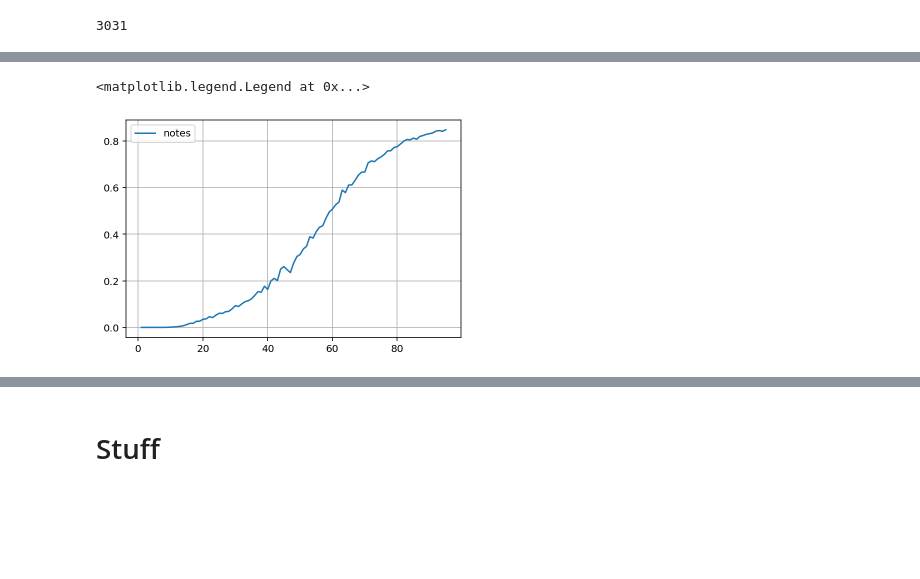
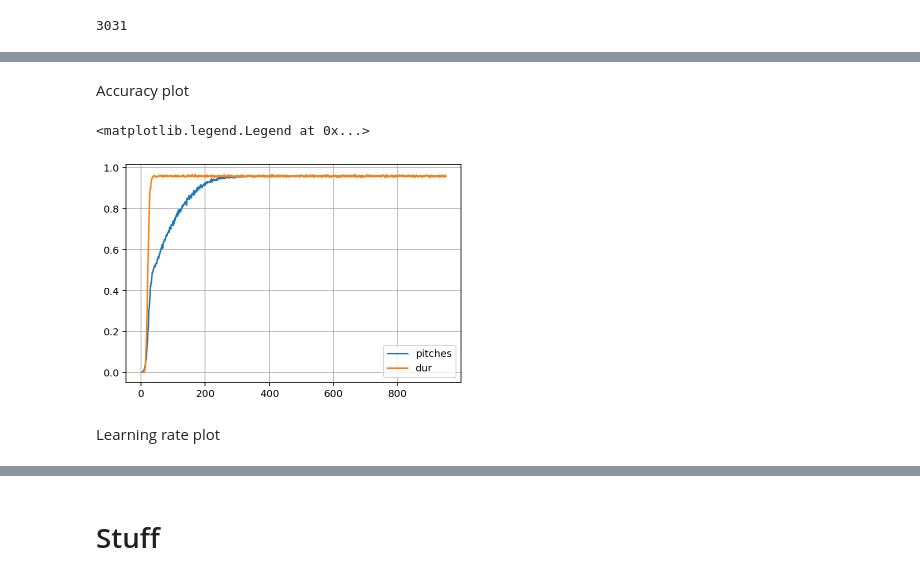
Before and after one commit to EmanueleCosenza/polyphemus, a Jupyter notebook: midi.ipynb, the cells around one changed output, grey strips where cells are left out. Saved outputs shown, nothing was run; the diff lists cells and outputs as text; code cells hidden in the pictures; blank space fills up the shorter version.

```diff
--- a/midi.ipynb
+++ b/midi.ipynb
@@ -1172,14 +1359,18 @@ plt.legend()
+# %% [markdown]
+Accuracy plot
 # %%
 accs = checkpoint['accuracies']
-plt.plot(range(1, len(accs['notes'])+1), accs['notes'], label='notes')
+#plt.plot(range(1, len(accs['notes'])+1), accs['notes'], label='notes')
 #plt.plot(range(1, len(accs['acts'])+1), accs['acts'], label='acts')
-#plt.plot(range(1, len(accs['pitches'])+1), accs['pitches'], label='pitches')
-#plt.plot(range(1, len(accs['dur'])+1), accs['dur'], label='dur')
+plt.plot(range(1, len(accs['pitches'])+1), accs['pitches'], label='pitches')
+plt.plot(range(1, len(accs['dur'])+1), accs['dur'], label='dur')
 plt.grid()
 plt.legend()
 # %% [output]
 <matplotlib.legend.Legend at 0x...>
-[figure, old version]
+[figure, new version]
+# %% [markdown]
+Learning rate plot
 # %%
 plt.plot(range(1, len(checkpoint['lrs'])+1), checkpoint['lrs'], label='lr')
 plt.grid()
```
Also changed, not shown: parts of 9 cells of this notebook.
